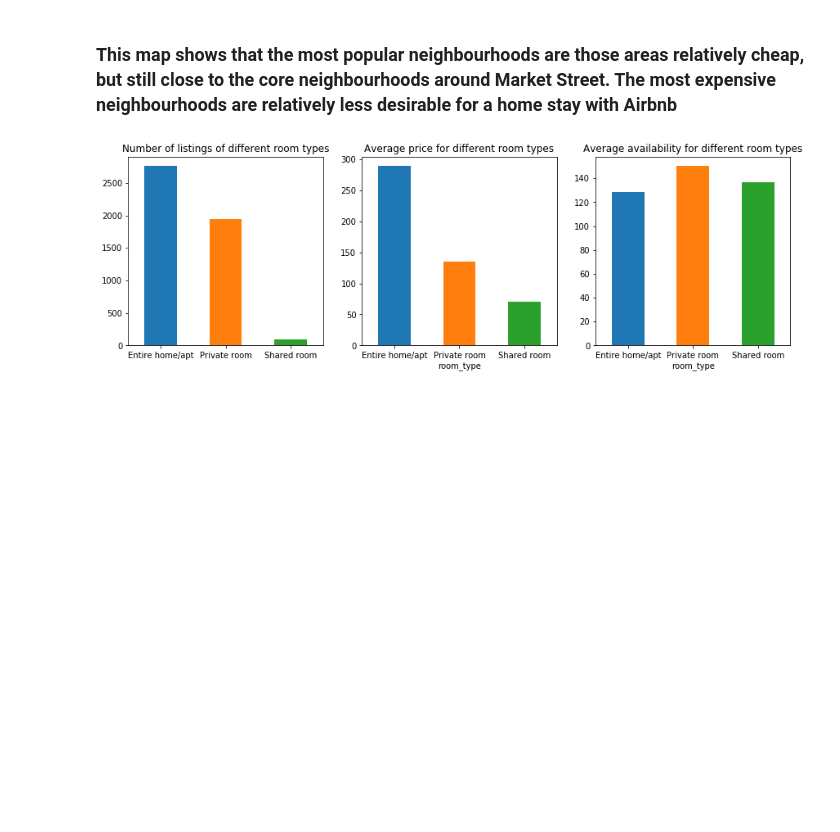
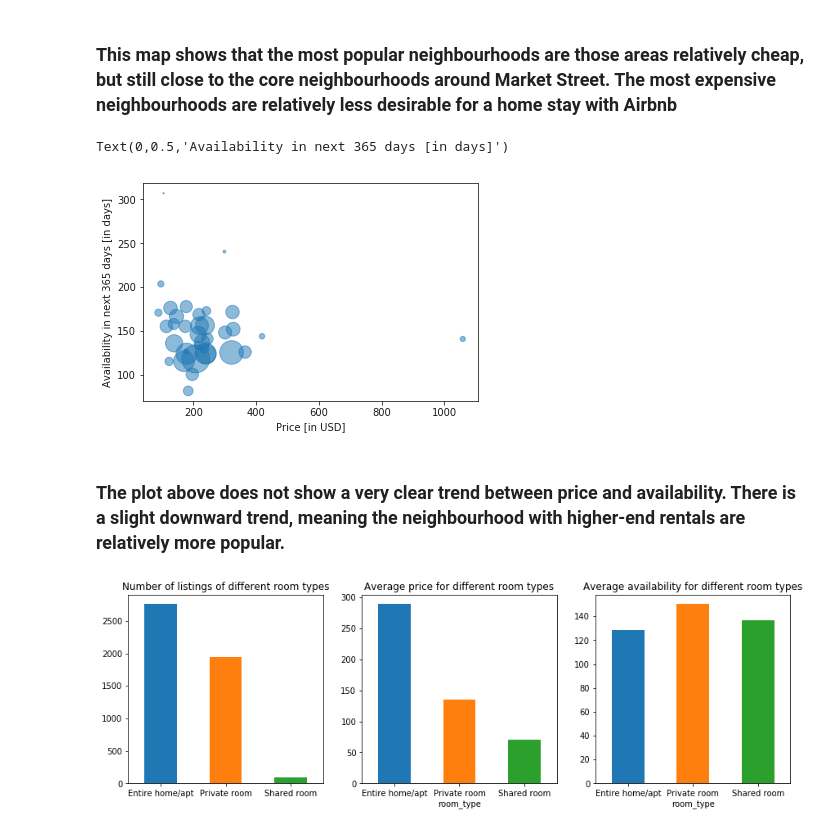
Before and after one commit to forheart81/Data-Science, a Jupyter notebook: SF Airbnb - Data Story .ipynb, the cells around one changed output. Saved outputs shown, nothing was run; the diff lists cells and outputs as text; code cells hidden in the pictures; blank space fills up the shorter version.

```diff
--- a/SF Airbnb - Data Story .ipynb
+++ b/SF Airbnb - Data Story .ipynb
@@ -16,7 +16,7 @@ url_listing = 'http://data.insideairbnb.com/united-states/ca/san-francisco/2018-
 df_listing = pd.read_csv(url_listing, sep=',')
 # %%
 #Read SF listing summary csv into a Pandas DataFrame
-url = 'http://data.insideairbnb.com/united-states/ca/san-francisco/2018-03-04/visualisations/listings.csv'
+url = '/Users/forheart/Dropbox/Data Scientist/Capstone Project 1/2018_march_listings.csv'
 df = pd.read_csv(url, sep=',')
 # %%
 #Count the total listings in each neighbourhood
@@ -101,6 +101,20 @@ Text(0.5,1,'Average days available for booking in one year')
 [figure]
 # %% [markdown]
 ### This map shows that the most popular neighbourhoods are those areas relatively cheap, but still close to the core neighbourhoods around Market Street. The most expensive neighbourhoods are relatively less desirable for a home stay with Airbnb
+# %%
+# set s argument
+plt.scatter(neighbourhood_gdf['price'], neighbourhood_gdf['availability_365'], s = 1.5*neighbourhood_gdf['total listings'], alpha=0.5)
+
+# Previous customizations
+plt.xlabel('Price [in USD]')
+plt.ylabel('Availability in next 365 days [in days]')
+
+#The bubble size in the figure below shows the number of listings in that neighbourhood.
+# %% [output]
+Text(0,0.5,'Availability in next 365 days [in days]')
+[figure, added]
+# %% [markdown]
+### The plot above does not show a very clear trend between price and availability. There is a slight downward trend, meaning the neighbourhood with higher-end rentals are relatively more popular.
 # %%
 df_roomtype = df['room_type'].value_counts(dropna=False)
 plt.subplot(1,3,1)
```
Also changed, not shown: parts of 18 cells of this notebook.
